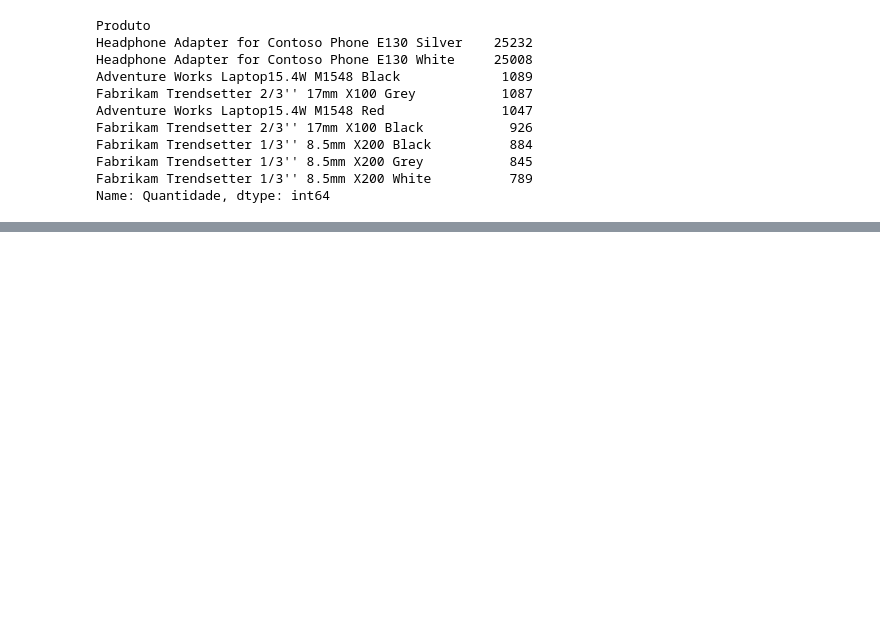
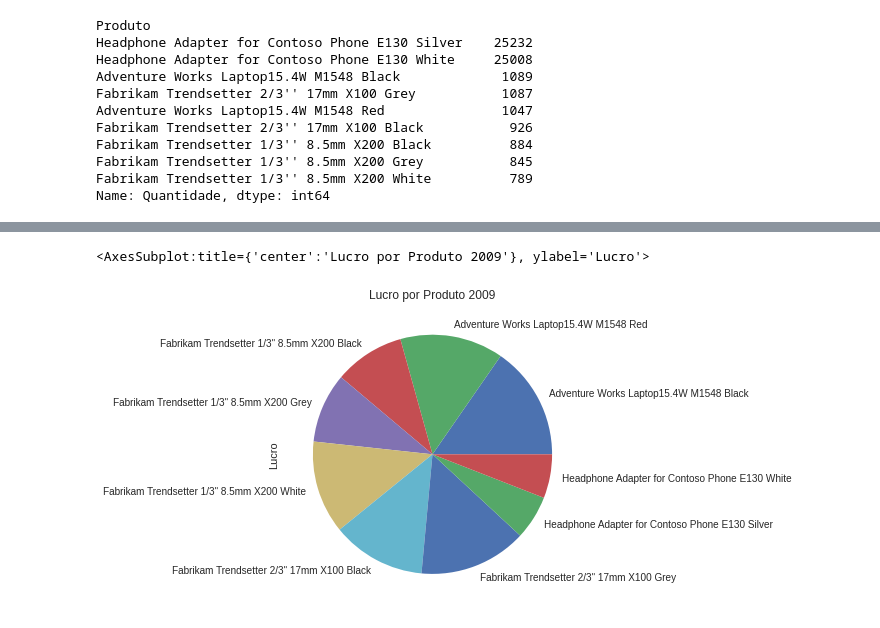
Before and after one commit to brnpaz5/PandasPython, a Jupyter notebook: analyse.ipynb, the cells around one changed output, grey strips where cells are left out. Cells and saved outputs as stored; diff of their text form; code cells hidden in the pictures; blank space fills up the shorter version.

```diff
--- a/analyse.ipynb
+++ b/analyse.ipynb
@@ -108,0 +127,5 @@ Text(0, 0.5, 'Produto')
+# %%
+df_2009.groupby('Produto')['Lucro'].sum().plot.pie(title='Lucro por Produto 2009') #Grafico de Lucro por Produto de 2009
+# %% [output]
+<AxesSubplot:title={'center':'Lucro por Produto 2009'}, ylabel='Lucro'>
+[figure, added]
```
Also changed, not shown: parts of 9 cells of this notebook.
